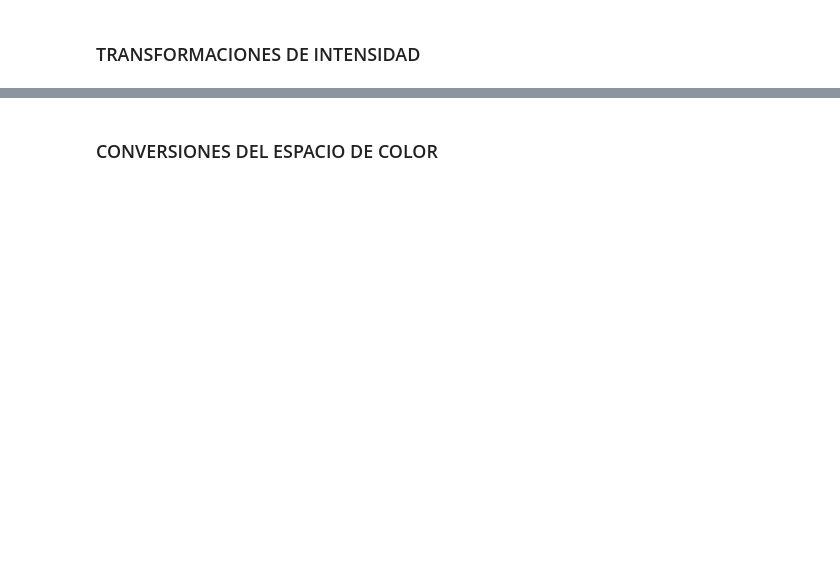
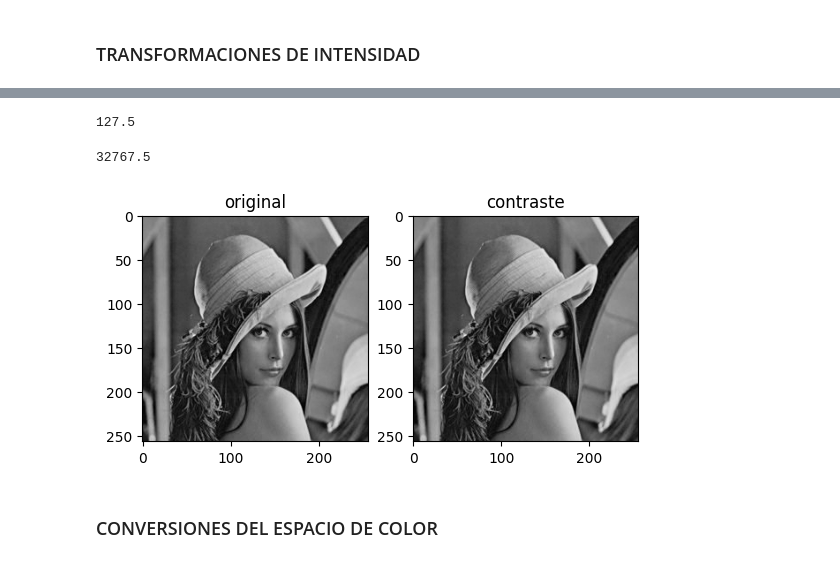
Before and after one commit to ssanchezgoe/viu_aprendizaje_supervisado, a Jupyter notebook: tema3/aprendizaje_supervisado_tema_3_imagenes_transformaciones_version_clase.ipynb, the cells around one changed output, grey strips where cells are left out. Saved outputs shown, nothing was run; the diff lists cells and outputs as text; code cells hidden in the pictures; blank space fills up the shorter version.

```diff
--- a/tema3/aprendizaje_supervisado_tema_3_imagenes_transformaciones_version_clase.ipynb
+++ b/tema3/aprendizaje_supervisado_tema_3_imagenes_transformaciones_version_clase.ipynb
@@ -60,20 +66,30 @@ plt.show()
+# %%
+255/2
+# %% [output]
+127.5
+# %%
+(2**16-1)/2
+# %% [output]
+32767.5
 # %%
 # CAMBIO DE CONTRASTE de acuerdo con el programa GIMP
 img = cv2.imread('./Lena_RGB.png')
 img = img[:,:,1] # canal verde
 
-contraste = -100
+contraste = 0
 
 f = 131*(contraste + 127)/(127*(131-contraste))
 alpha_c = f
 gamma_c = 127*(1-f)
 
 contrast_img = cv2.addWeighted(img, alpha_c, img, 0, gamma_c)
 
 fig, ax = plt.subplots(1,2)
 ax[0].imshow(img, cmap='gray', vmin=0, vmax=255), ax[0].set_title('original')
 ax[1].imshow(contrast_img, cmap='gray', vmin=0, vmax=255), ax[1].set_title('contraste')
 plt.show()
+# %% [output]
+[figure, added]
 # %% [markdown]
 ### CONVERSIONES DEL ESPACIO DE COLOR
 # %%
```
Also changed, not shown: parts of 11 cells of this notebook.
